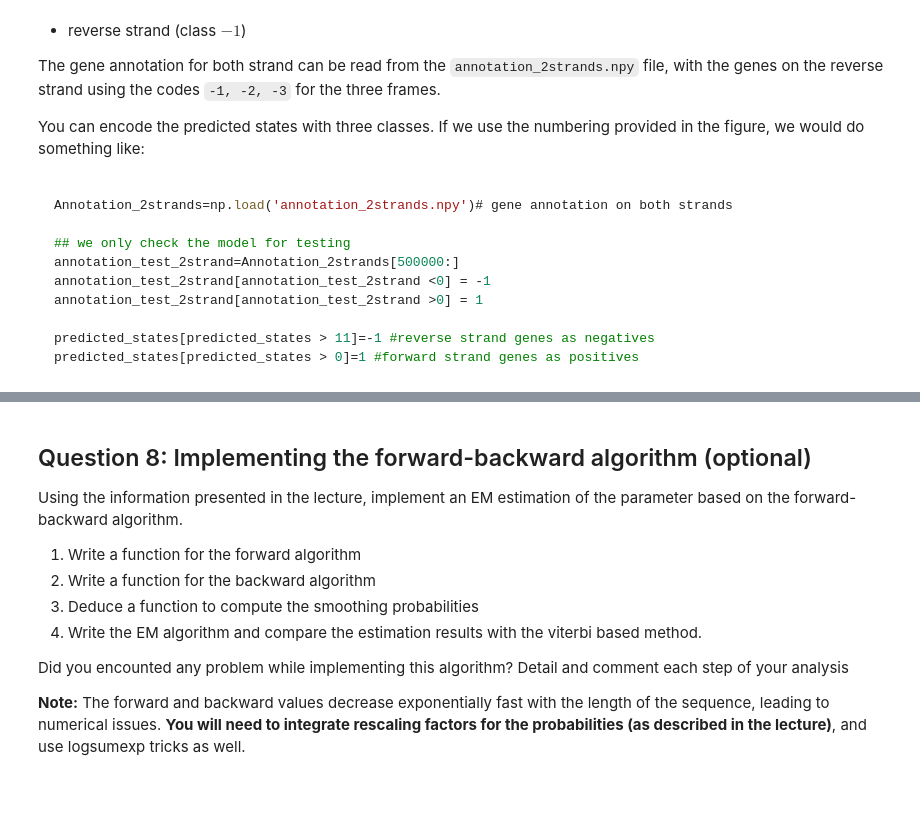
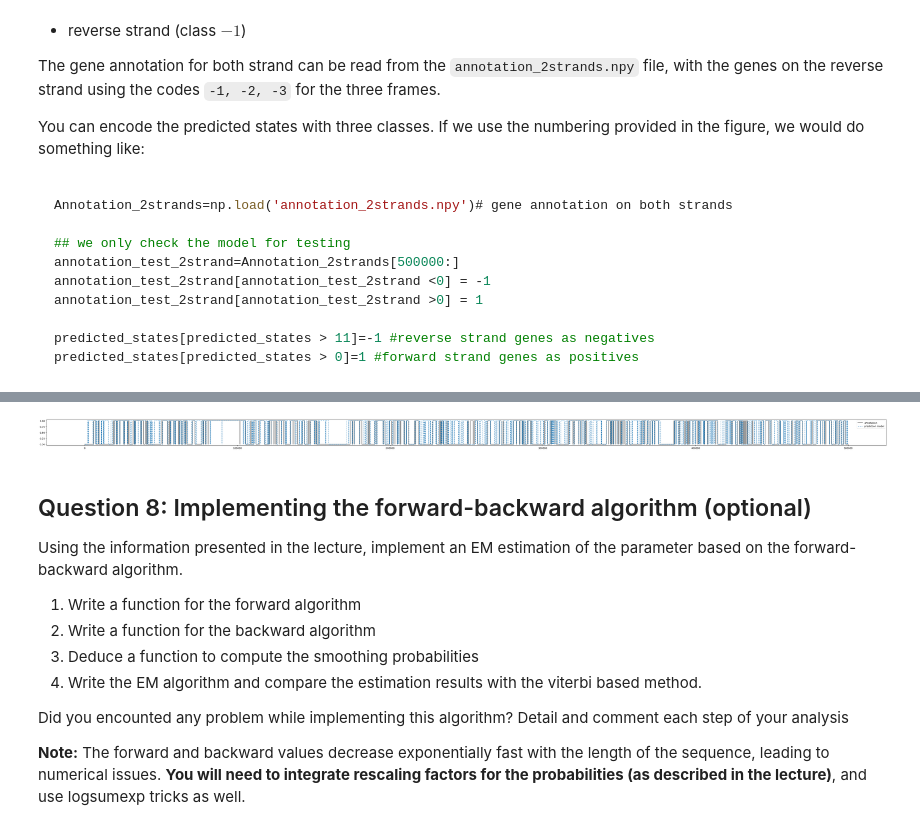
Before and after one commit to Jynns/AppliedPML_GroupA, a Jupyter notebook: assignement-geneprediction/HMM_Gene_prediction.ipynb, the cells around one changed output, grey strips where cells are left out. Drawn from its saved outputs; the diff is of its cells as text; code cells hidden in the pictures; blank space fills up the shorter version.

```diff
--- a/assignement-geneprediction/HMM_Gene_prediction.ipynb
+++ b/assignement-geneprediction/HMM_Gene_prediction.ipynb
@@ -662,3 +670,0 @@ B3[17, :] = B2[10, :]
-# %%
-predicted_states2=viterbi(genome_test,Pi2,A2,B2)
-predicted_states2[predicted_states2!=0]=1
@@ -688,0 +718,21 @@ predicted_states[predicted_states > 0]=1 #forward strand genes as positives
+# %%
+reduced_annotation_test = annotation_test_2strand
+reduced_annotation_test[reduced_annotation_test == -1] = 0
+reduced_predicted_states2 = predicted_states2
+reduced_predicted_states2[reduced_predicted_states2 == -1] = 0
+
+mat_conf=create_confusion_matrix(reduced_annotation_test, reduced_predicted_states2)
+plt.imshow(mat_conf)
+plt.colorbar()
+ax = plt.gca()
+
+# Major ticks
+ax.set_xticks(np.arange(0, 2, 1))
+ax.set_yticks(np.arange(0, 2, 1))
+
+# Labels for major ticks
+ax.set_xticklabels(['coding','intergenic'])
+ax.set_yticklabels(['Predicted coding','Predicted intergenic'])
+
+print(mat_conf)
+plt.show()
@@ -689,3 +743,14 @@ predicted_states[predicted_states > 0]=1 #forward strand genes as positives
+# %%
+subindex = 500000
+
+fig, ax = plt.subplots(figsize=(64,2))
+ax.plot(reduced_annotation_test[:subindex], label="annotation", lw=3, color="black", alpha=.4)
+ax.plot(reduced_predicted_states2[:subindex], label="prediction model", ls="--")
+
+plt.legend(loc="best")
+plt.show()
+# %% [output]
+[figure, added]
 # %% [markdown]
 ## Question 8: Implementing the forward-backward algorithm (optional)
 
```
Also changed, not shown: parts of 13 cells of this notebook, 2 other files.
